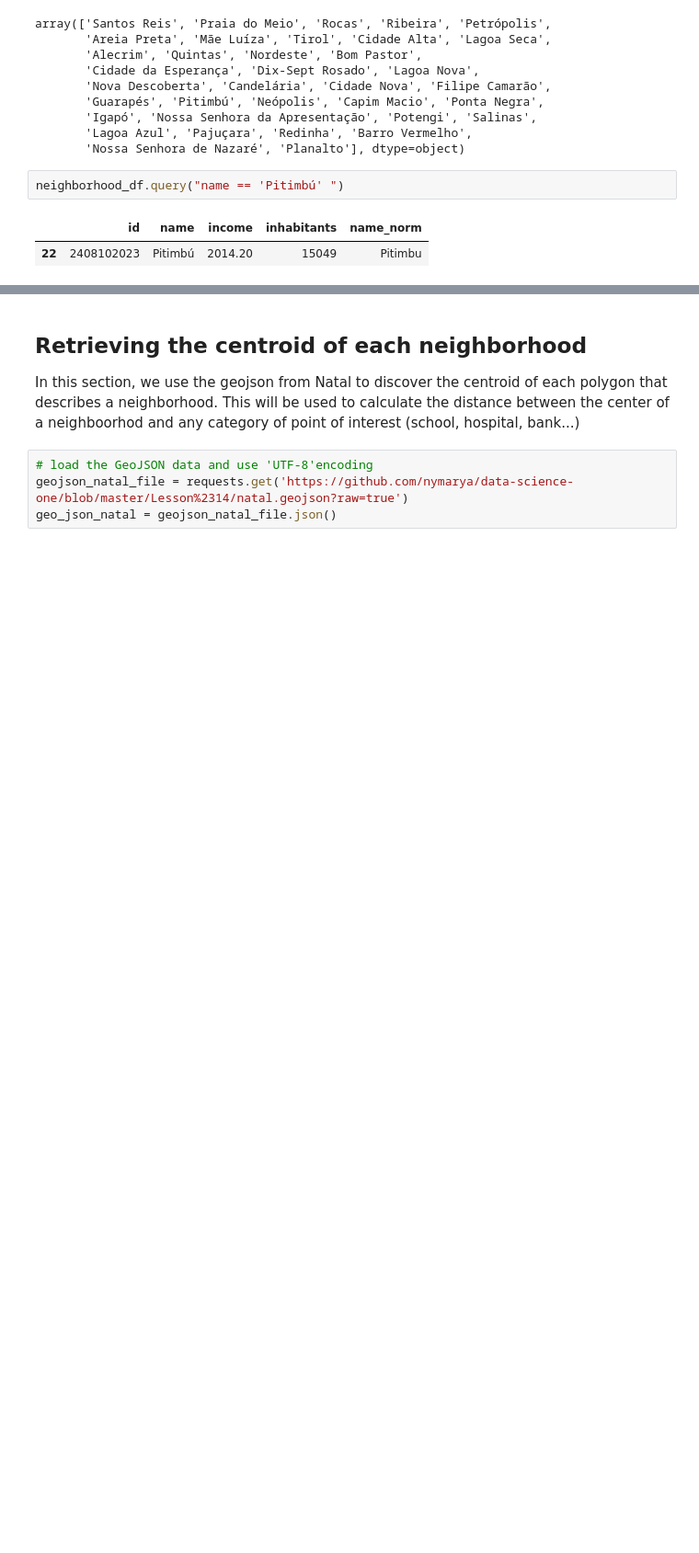
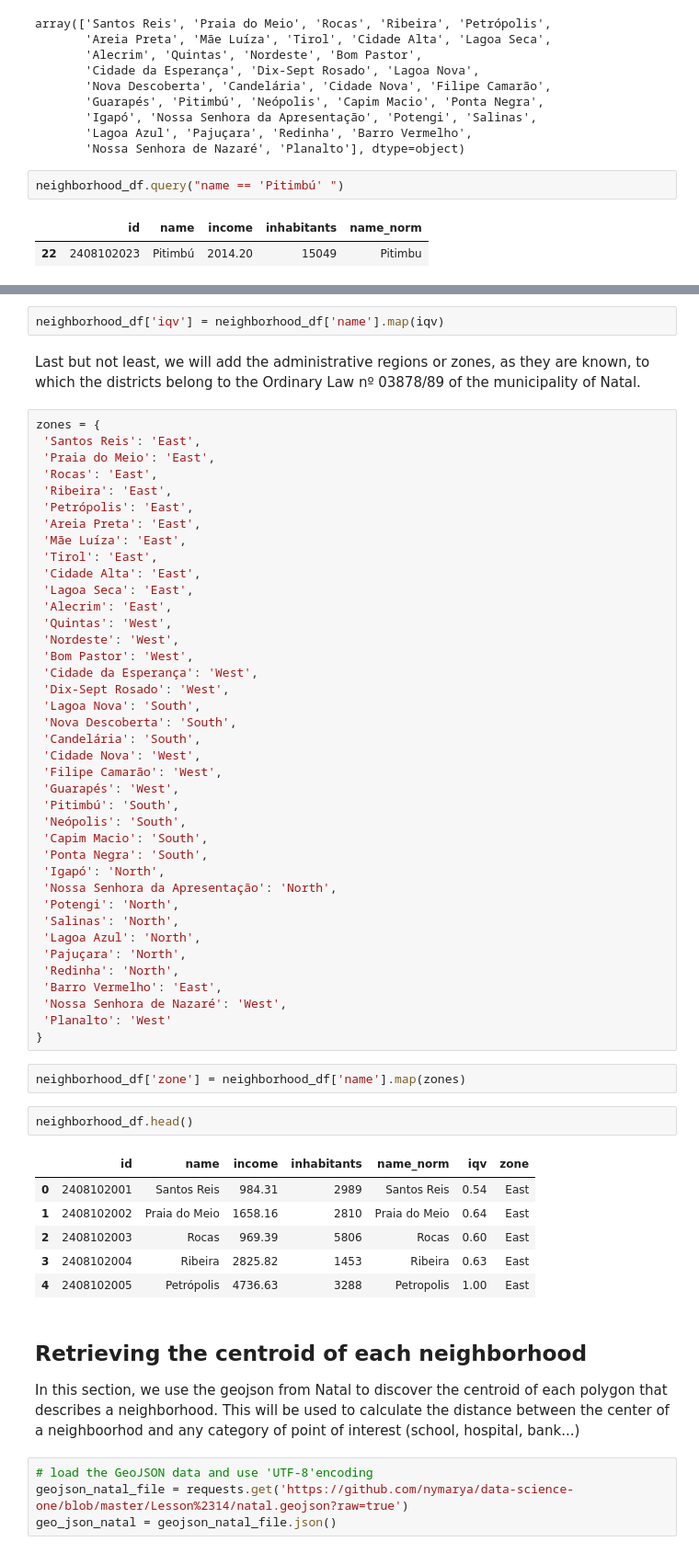
Before and after one commit to nymarya/the-walking-distance, a Jupyter notebook: noteboooks/Building_the_dataset.ipynb, the cells around one changed output, grey strips where cells are left out. Shown at 92% size. Drawn from its saved outputs; the diff is of its cells as text; blank space fills up the shorter version.

Commit message:
Add zones and iqv

```diff
--- a/noteboooks/Building_the_dataset.ipynb
+++ b/noteboooks/Building_the_dataset.ipynb
@@ -138,3 +179,57 @@ neighborhood_df.query("name == 'Pitimbú' ")
+# %%
+neighborhood_df['iqv'] = neighborhood_df['name'].map(iqv)
+# %% [markdown]
+Last but not least, we will add the administrative regions or zones, as they are known, to which the districts belong to the Ordinary Law nº 03878/89 of the municipality of Natal.
+# %%
+zones = {
+ 'Santos Reis': 'East',
+ 'Praia do Meio': 'East',
+ 'Rocas': 'East',
+ 'Ribeira': 'East',
+ 'Petrópolis': 'East',
+ 'Areia Preta': 'East',
+ 'Mãe Luíza': 'East',
+ 'Tirol': 'East',
+ 'Cidade Alta': 'East',
+ 'Lagoa Seca': 'East',
+ 'Alecrim': 'East',
+ 'Quintas': 'West',
+ 'Nordeste': 'West',
+ 'Bom Pastor': 'West',
+ 'Cidade da Esperança': 'West',
+ 'Dix-Sept Rosado': 'West',
+ 'Lagoa Nova': 'South',
+ 'Nova Descoberta': 'South',
+ 'Candelária': 'South',
+ 'Cidade Nova': 'West',
+ 'Filipe Camarão': 'West',
+ 'Guarapés': 'West',
+ 'Pitimbú': 'South',
+ 'Neópolis': 'South',
+ 'Capim Macio': 'South',
+ 'Ponta Negra': 'South',
+ 'Igapó': 'North',
+ 'Nossa Senhora da Apresentação': 'North',
+ 'Potengi': 'North',
+ 'Salinas': 'North',
+ 'Lagoa Azul': 'North',
+ 'Pajuçara': 'North',
+ 'Redinha': 'North',
+ 'Barro Vermelho': 'East',
+ 'Nossa Senhora de Nazaré': 'West',
+ 'Planalto': 'West'
+}
+# %%
+neighborhood_df['zone'] = neighborhood_df['name'].map(zones)
+# %%
+neighborhood_df.head()
+# %% [output]
+|  | id | name | income | inhabitants | name_norm | iqv | zone |
+| 0 | 2408102001 | Santos Reis | 984.31 | 2989 | Santos Reis | 0.54 | East |
+| 1 | 2408102002 | Praia do Meio | 1658.16 | 2810 | Praia do Meio | 0.64 | East |
+| 2 | 2408102003 | Rocas | 969.39 | 5806 | Rocas | 0.60 | East |
+| 3 | 2408102004 | Ribeira | 2825.82 | 1453 | Ribeira | 0.63 | East |
+| 4 | 2408102005 | Petrópolis | 4736.63 | 3288 | Petropolis | 1.00 | East |
 # %% [markdown]
 ## Retrieving the centroid of each neighborhood
 
```
Also changed, not shown: parts of 10 cells of this notebook, 1 other file.
